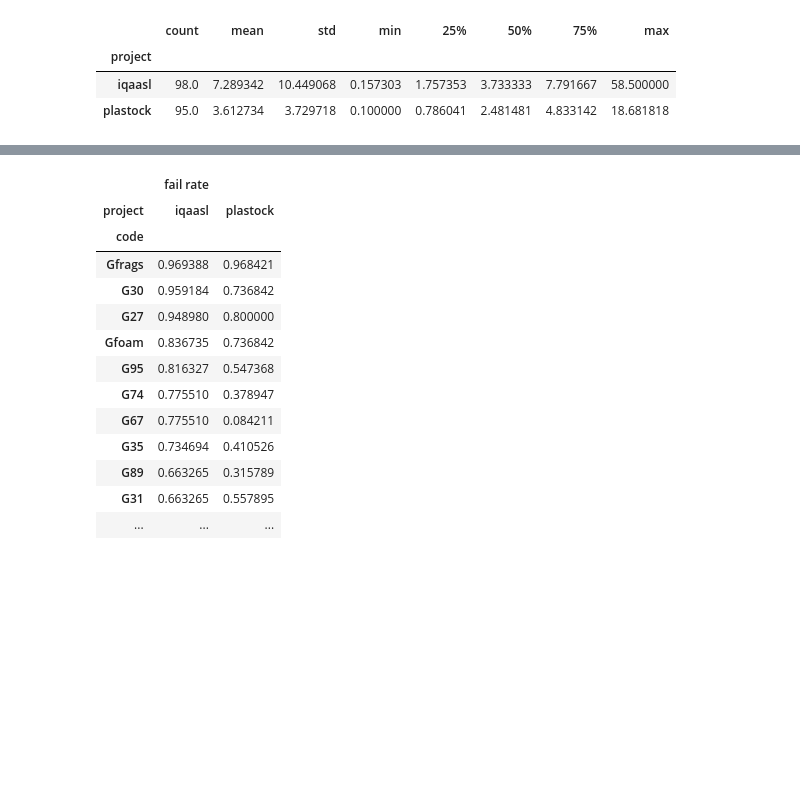
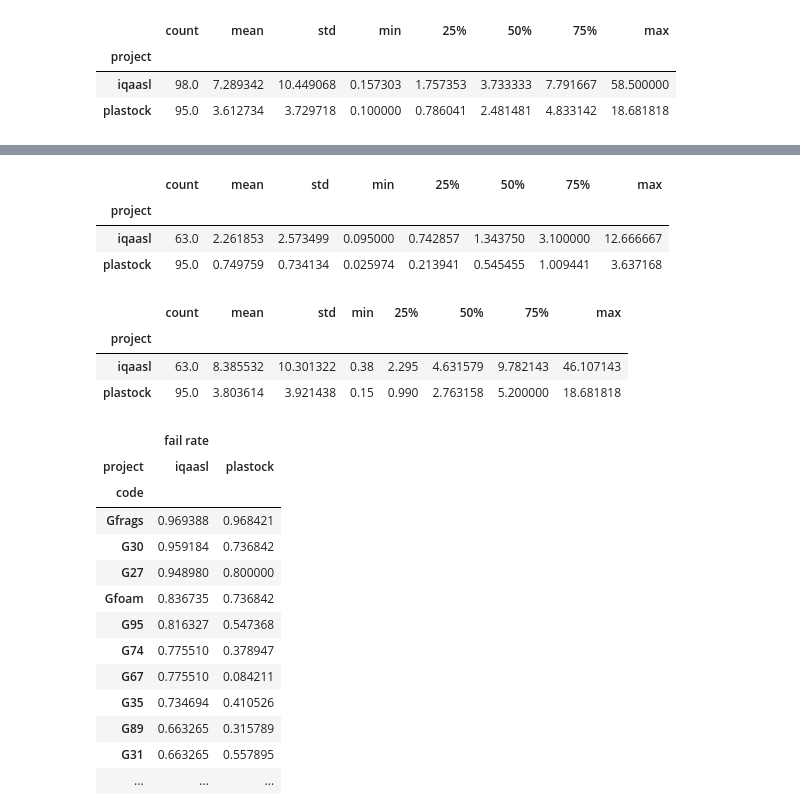
Before and after one commit to AssociationSauvegardeLeman/plastock, a Jupyter notebook: plastock_iqaasl.ipynb, the cells around one changed output, grey strips where cells are left out. Cells and saved outputs as stored; diff of their text form; code cells hidden in the pictures; blank space fills up the shorter version.

```diff
--- a/plastock_iqaasl.ipynb
+++ b/plastock_iqaasl.ipynb
@@ -254,3 +304,19 @@ plt.show()
+# %%
+merged_qs_parea = merged_qs.groupby("project")["pcs/m²"].describe()
+merged_qs_parea
+# %% [output]
+|  | count | mean | std | min | 25% | 50% | 75% | max |
+| project |  |  |  |  |  |  |  |  |
+| iqaasl | 63.0 | 2.261853 | 2.573499 | 0.095000 | 0.742857 | 1.343750 | 3.100000 | 12.666667 |
+| plastock | 95.0 | 0.749759 | 0.734134 | 0.025974 | 0.213941 | 0.545455 | 1.009441 | 3.637168 |
+# %%
+merged_qs_pm = merged_qs.groupby("project")["pcs/m"].describe()
+merged_qs_pm
+# %% [output]
+|  | count | mean | std | min | 25% | 50% | 75% | max |
+| project |  |  |  |  |  |  |  |  |
+| iqaasl | 63.0 | 8.385532 | 10.301322 | 0.38 | 2.295 | 4.631579 | 9.782143 | 46.107143 |
+| plastock | 95.0 | 3.803614 | 3.921438 | 0.15 | 0.990 | 2.763158 | 5.200000 | 18.681818 |
 # %%
 # fail rate
 
```
Also changed, not shown: parts of 9 cells of this notebook.
